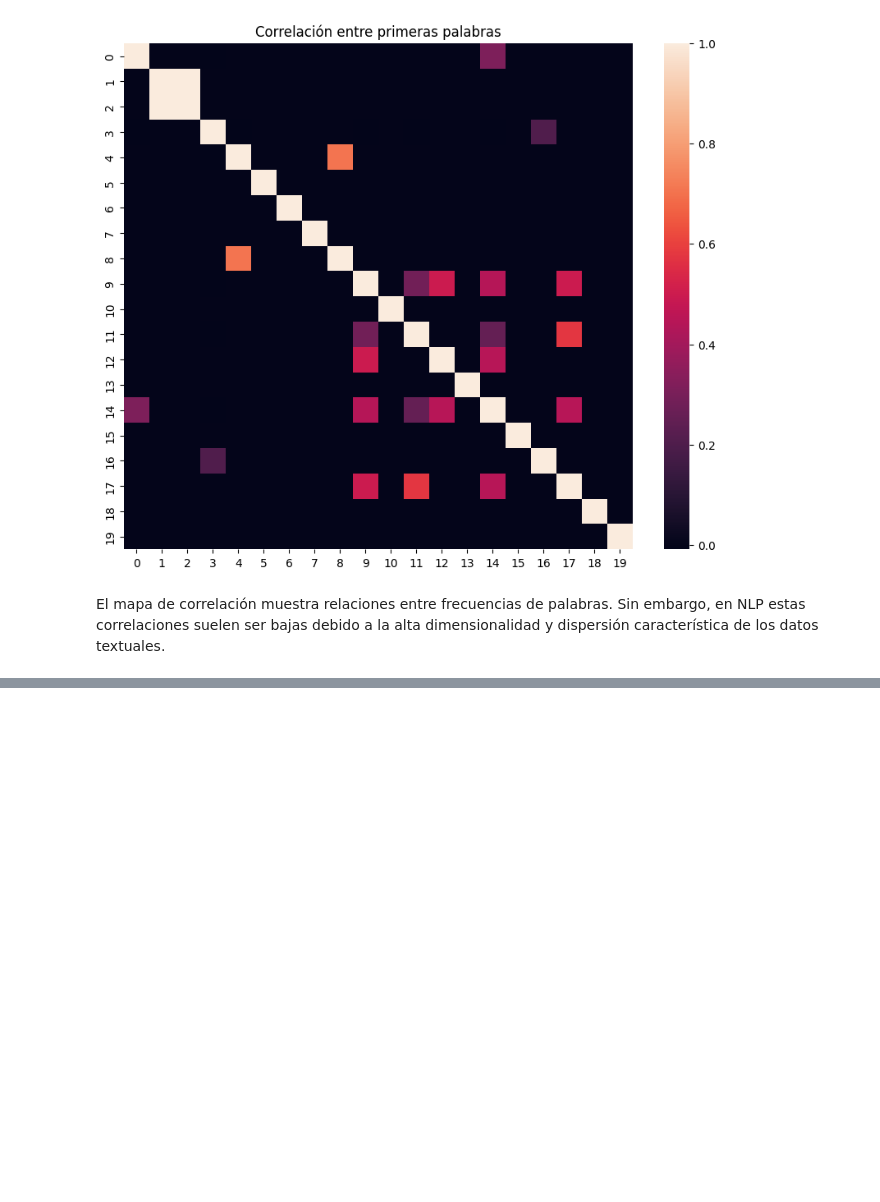
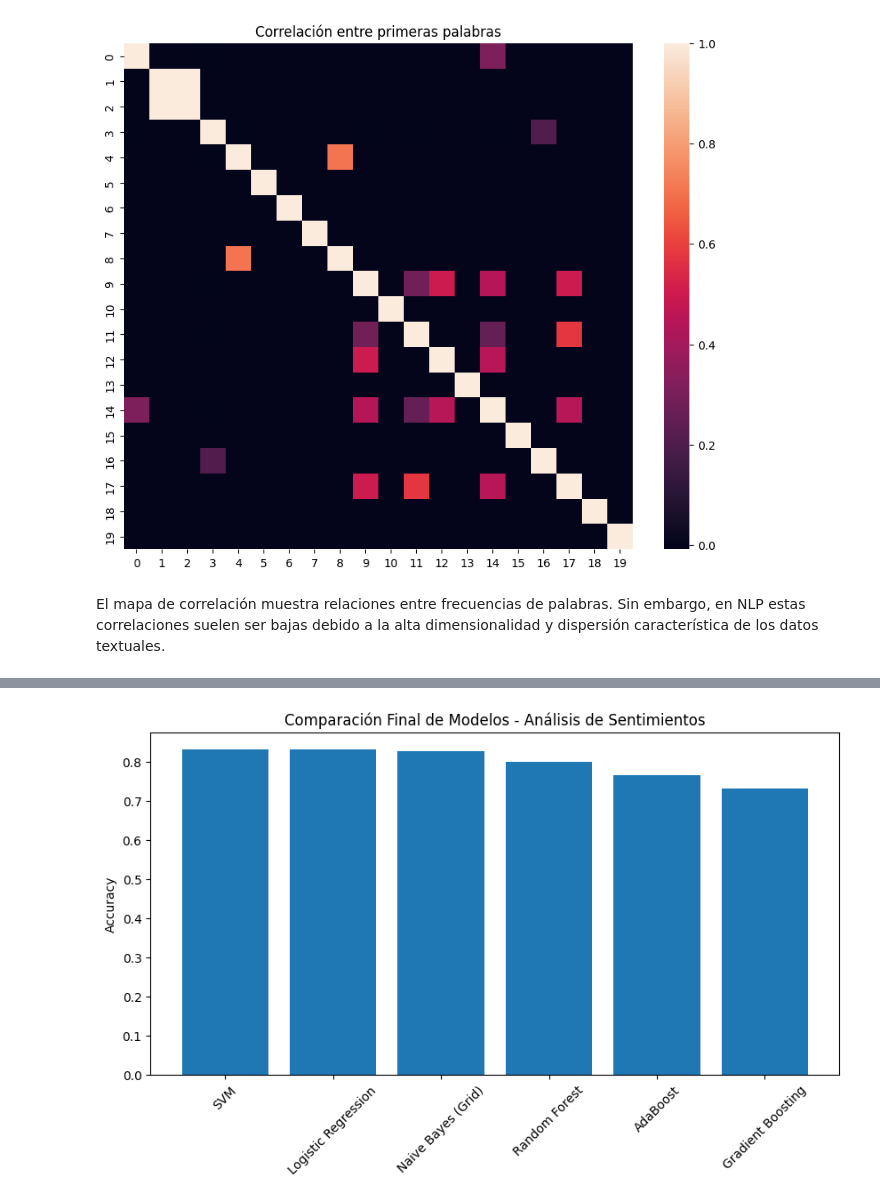
Before and after one commit to natbp/natbp_intro_ML, a Jupyter notebook: src/07-naive-bayes-playstore-reviews.ipynb, the cells around one changed output, grey strips where cells are left out. Drawn from its saved outputs; the diff is of its cells as text; code cells hidden in the pictures; blank space fills up the shorter version.

```diff
--- a/src/07-naive-bayes-playstore-reviews.ipynb
+++ b/src/07-naive-bayes-playstore-reviews.ipynb
@@ -151,0 +574,22 @@ El mapa de correlación muestra relaciones entre frecuencias de palabras. Sin em
+# %%
+models["SVM"] = accuracy_score(
+    y_test,
+    svm.predict(X_test)
+)
+# %%
+models["Gradient Boosting"] = accuracy_score(
+    y_test,
+    gb.predict(X_test)
+)
+# %%
+models["AdaBoost"] = accuracy_score(
+    y_test,
+    ada.predict(X_test)
+)
+# %%
+comparison = pd.DataFrame(
+    models.items(),
+    columns=["Modelo", "Accuracy"]
+).sort_values(by="Accuracy", ascending=False)
+
+comparison
@@ -151,0 +604,12 @@ El mapa de correlación muestra relaciones entre frecuencias de palabras. Sin em
+# %%
+plt.figure(figsize=(10,5))
+
+plt.bar(comparison["Modelo"], comparison["Accuracy"])
+
+plt.xticks(rotation=45)
+plt.ylabel("Accuracy")
+plt.title("Comparación Final de Modelos - Análisis de Sentimientos")
+
+plt.show()
+# %% [output]
+[figure, added]
```
Also changed, not shown: parts of 69 cells of this notebook, 2 other files.
